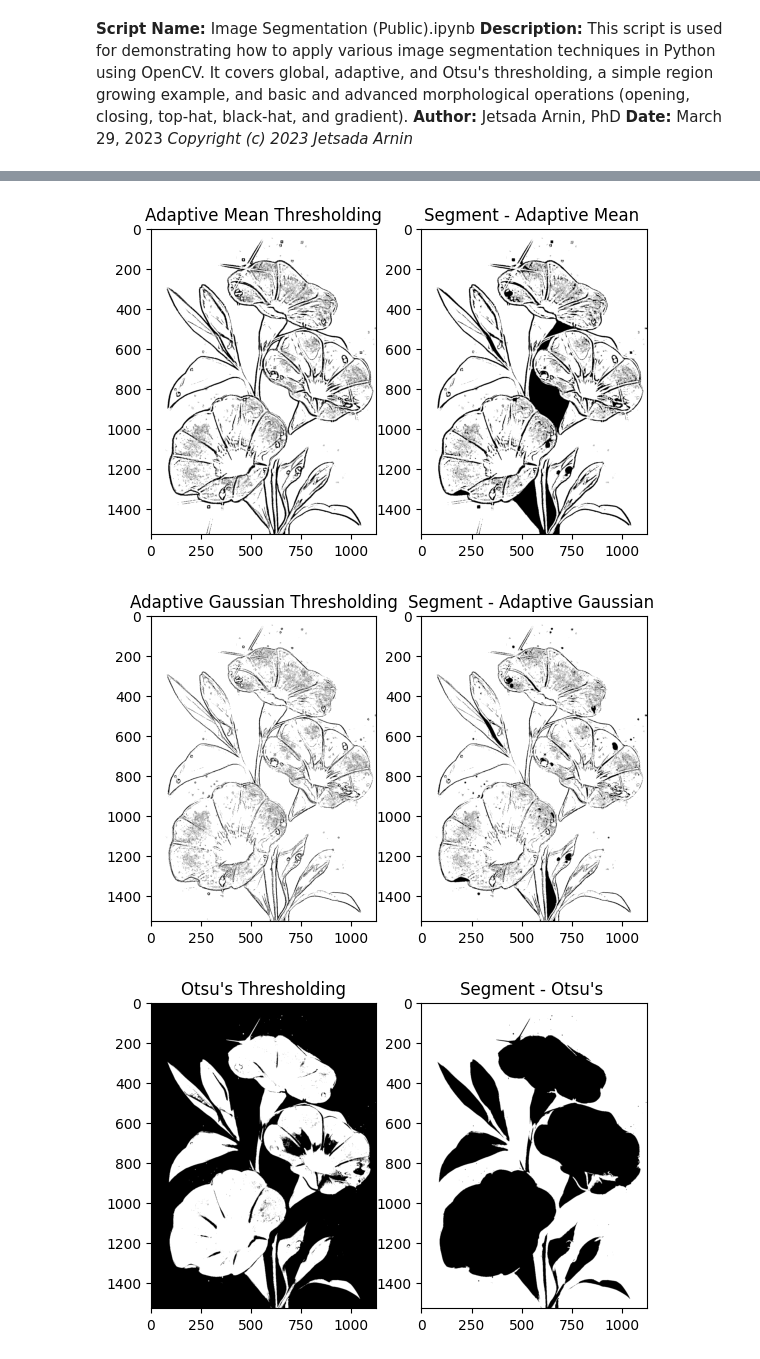
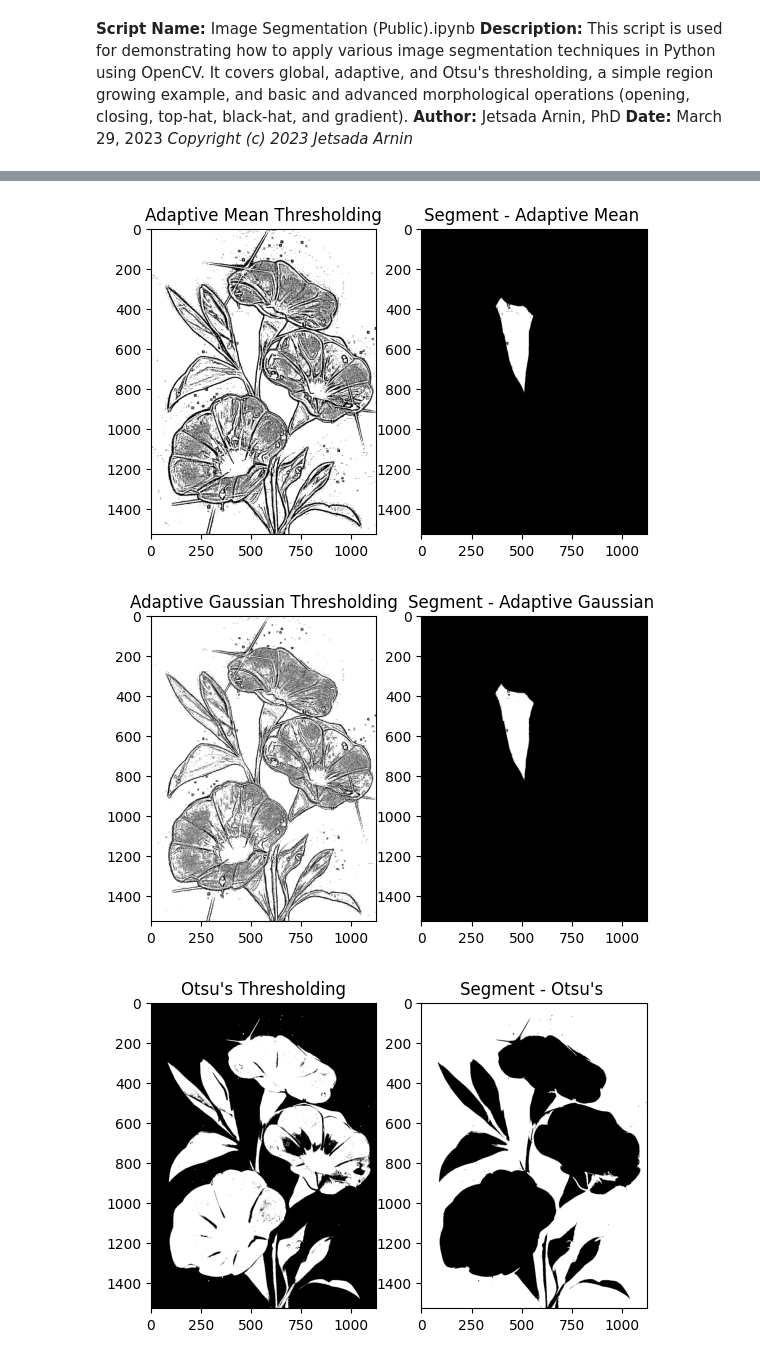
Before and after one commit to kimmchii/cv, a Jupyter notebook: jed/week11/Image_Segmentation_(Public).ipynb, the cells around one changed output, grey strips where cells are left out. Saved outputs shown, nothing was run; the diff lists cells and outputs as text; code cells hidden in the pictures.

```diff
--- a/jed/week11/Image_Segmentation_(Public).ipynb
+++ b/jed/week11/Image_Segmentation_(Public).ipynb
@@ -38,8 +38,8 @@ _, global_thresh = cv2.threshold(image, global_thresh_value, 255, cv2.THRESH_BIN
 # results, allowing for better separation of the foreground and background regions.
 
 # Define parameters
-block_size = 15
-c = 10
+block_size = 11
+c = 2
 
 # Perform adaptive mean thresholding
 mean_thresh = cv2.adaptiveThreshold(image, 255, cv2.ADAPTIVE_THRESH_MEAN_C, cv2.THRESH_BINARY, block_size, c)
@@ -114,7 +114,7 @@ def region_growing(img, seed, threshold=10):
 # Define the seed point
 seed_point = (500, 500)
 # Set the intensity threshold
-intensity_threshold = 5
+intensity_threshold = 20
 
 # Apply the region growing algorithm
 segmented_image = region_growing(image, seed_point, intensity_threshold)
@@ -146,6 +146,6 @@ plt.show()
 [figure]
-[figure, old version]
+[figure, new version]
-[figure, old version]
+[figure, new version]
 [figure]
 # %%
 #@title Morphological Operations
```
Also changed, not shown: parts of 3 cells of this notebook, 2 other files.
